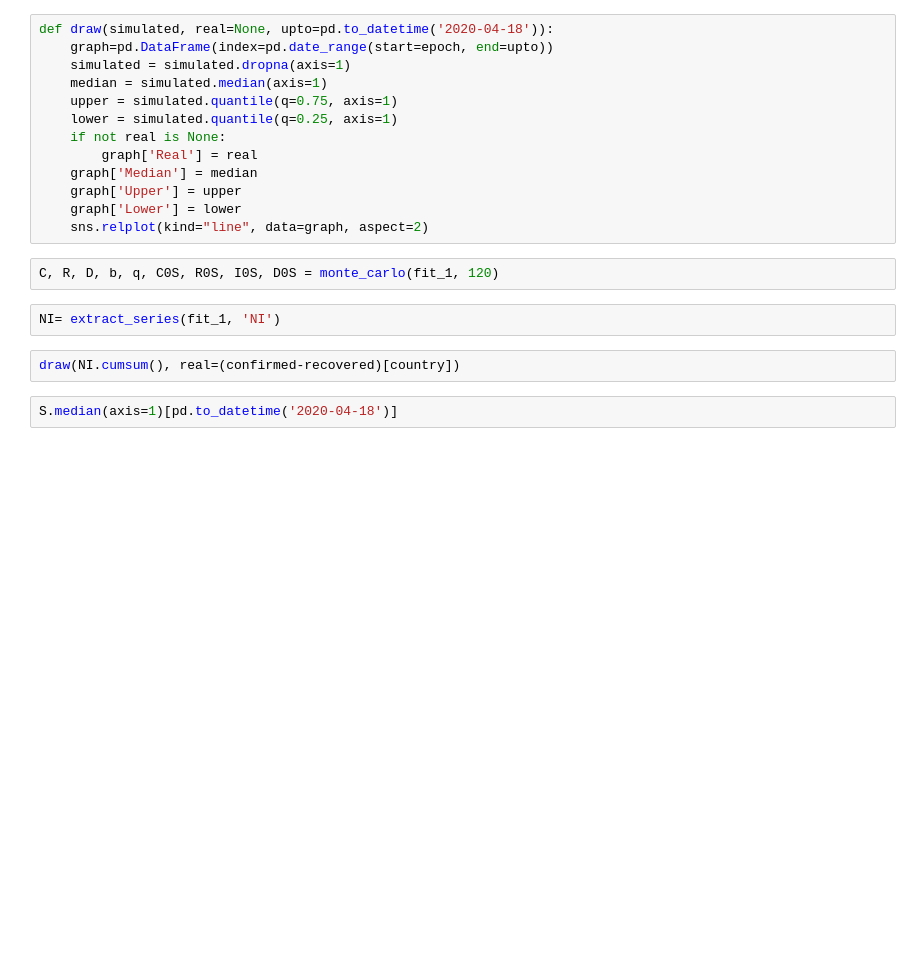
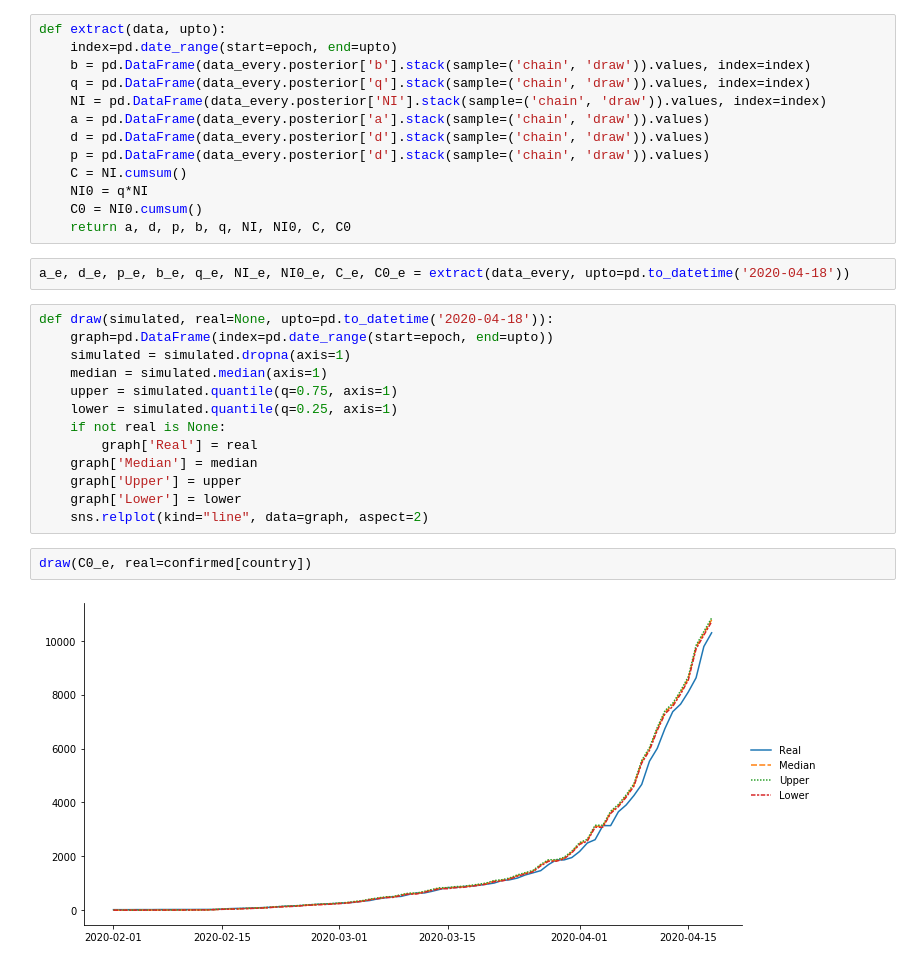
Before and after one commit to yoriyuki/BayesianCOVID19, a Jupyter notebook: notebook/BayesianCOVID19.ipynb, the cells around one changed output. Saved outputs shown, nothing was run; the diff lists cells and outputs as text; blank space fills up the shorter version.

```diff
--- a/notebook/BayesianCOVID19.ipynb
+++ b/notebook/BayesianCOVID19.ipynb
@@ -340,3 +294,18 @@ def extract_series(fit, name):
+# %%
+def extract(data, upto):
+    index=pd.date_range(start=epoch, end=upto)
+    b = pd.DataFrame(data_every.posterior['b'].stack(sample=('chain', 'draw')).values, index=index)
+    q = pd.DataFrame(data_every.posterior['q'].stack(sample=('chain', 'draw')).values, index=index)
+    NI = pd.DataFrame(data_every.posterior['NI'].stack(sample=('chain', 'draw')).values, index=index)
+    a = pd.DataFrame(data_every.posterior['a'].stack(sample=('chain', 'draw')).values)
+    d = pd.DataFrame(data_every.posterior['d'].stack(sample=('chain', 'draw')).values)
+    p = pd.DataFrame(data_every.posterior['d'].stack(sample=('chain', 'draw')).values)
+    C = NI.cumsum()
+    NI0 = q*NI
+    C0 = NI0.cumsum()
+    return a, d, p, b, q, NI, NI0, C, C0
+# %%
+a_e, d_e, p_e, b_e, q_e, NI_e, NI0_e, C_e, C0_e = extract(data_every, upto=pd.to_datetime('2020-04-18'))
 # %%
 def draw(simulated, real=None, upto=pd.to_datetime('2020-04-18')):
     graph=pd.DataFrame(index=pd.date_range(start=epoch, end=upto))
@@ -350,12 +319,8 @@ def draw(simulated, real=None, upto=pd.to_datetime('2020-04-18')):
     graph['Upper'] = upper
     graph['Lower'] = lower
     sns.relplot(kind="line", data=graph, aspect=2)
-# %%
-C, R, D, b, q, C0S, R0S, I0S, D0S = monte_carlo(fit_1, 120)
-# %%
-NI= extract_series(fit_1, 'NI')
 # %%
-draw(NI.cumsum(), real=(confirmed-recovered)[country])
+draw(C0_e, real=confirmed[country])
+# %% [output]
+[figure, added]
-# %%
-S.median(axis=1)[pd.to_datetime('2020-04-18')]
 # %%
```
Also changed, not shown: parts of 21 cells of this notebook.
